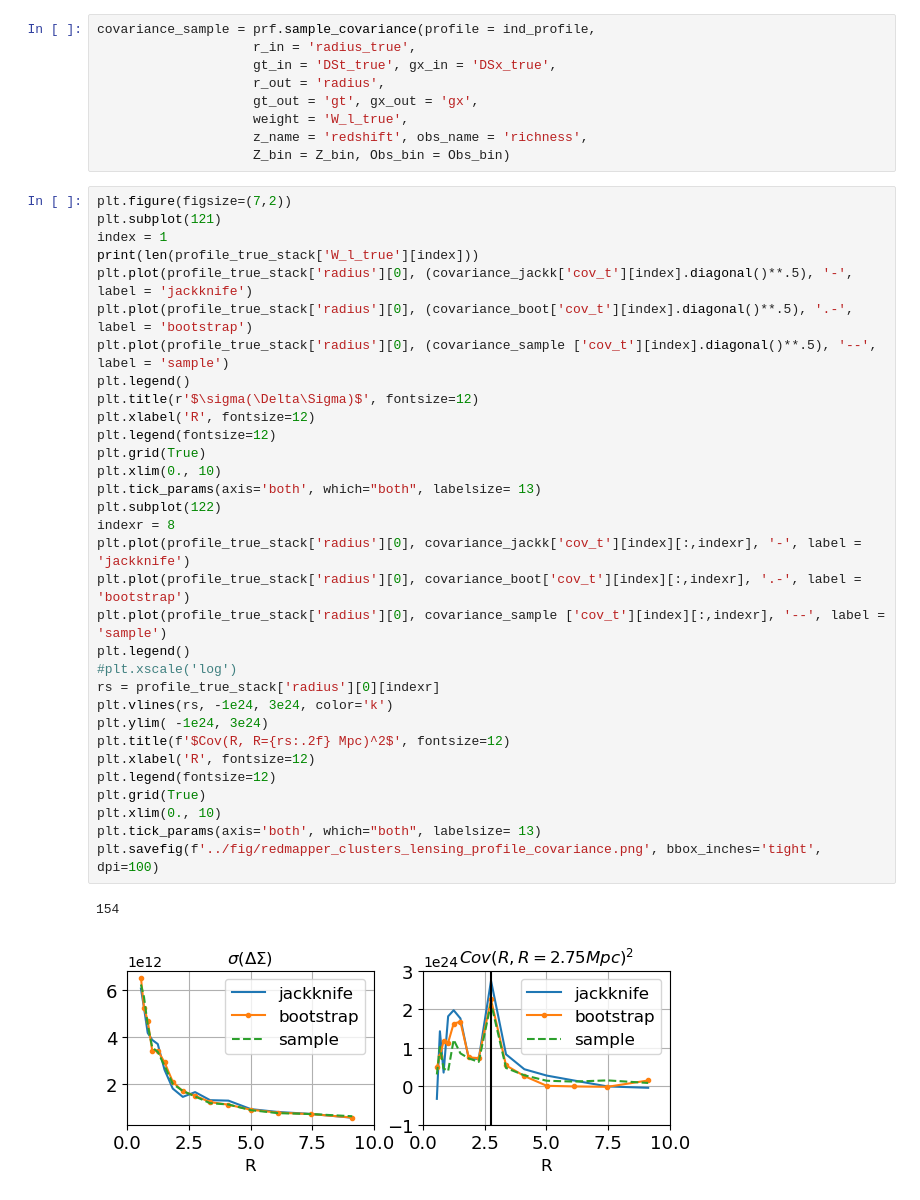
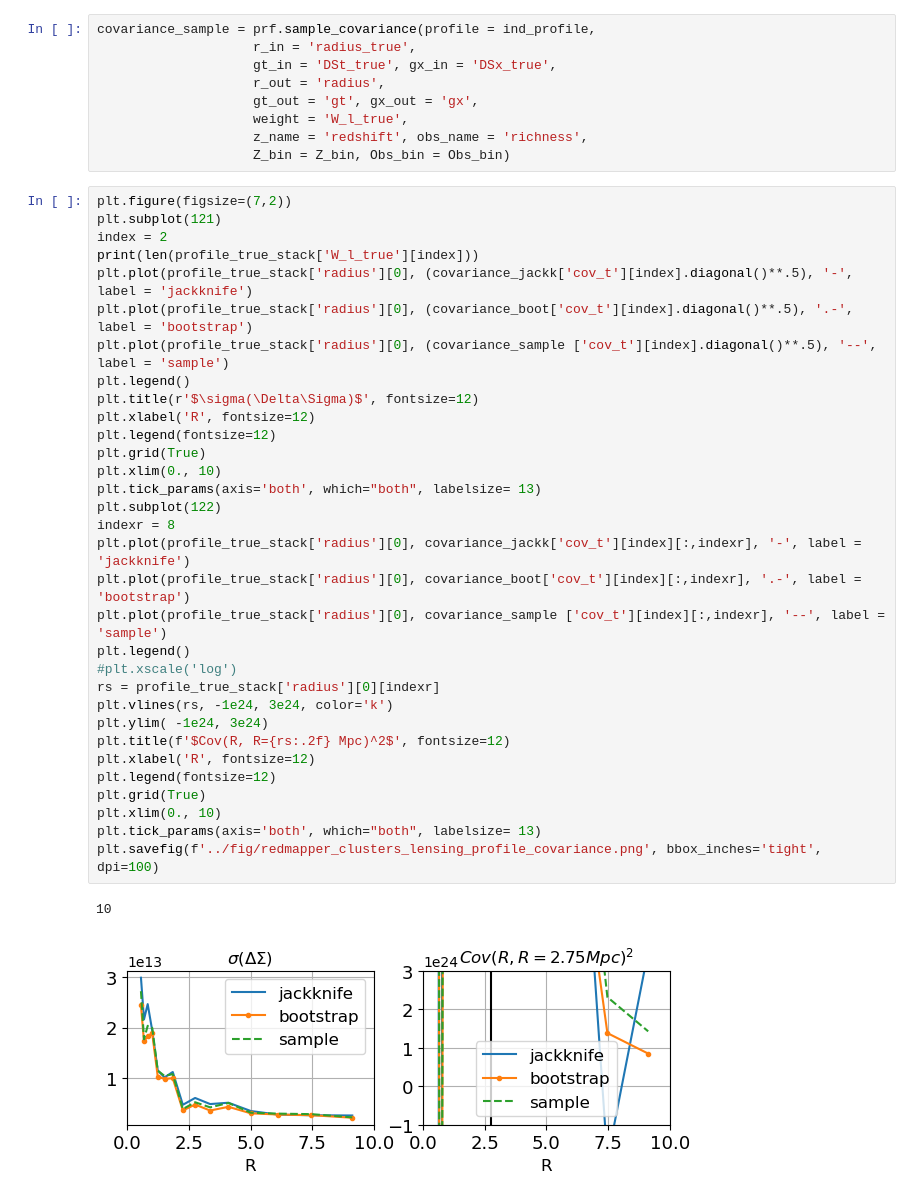
Before and after one commit to LSSTDESC/CLCosmo_Sim, a Jupyter notebook: lensing_profile_measurement/covariance_lensing_profiles.ipynb, the cells around one changed output. Saved outputs shown, nothing was run; the diff lists cells and outputs as text.

```diff
--- a/lensing_profile_measurement/covariance_lensing_profiles.ipynb
+++ b/lensing_profile_measurement/covariance_lensing_profiles.ipynb
@@ -73,38 +70,38 @@ covariance_sample = prf.sample_covariance(profile = ind_profile,
 # %%
 plt.figure(figsize=(7,2))
 plt.subplot(121)
-index = 1
+index = 2
 print(len(profile_true_stack['W_l_true'][index]))
 plt.plot(profile_true_stack['radius'][0], (covariance_jackk['cov_t'][index].diagonal()**.5), '-', label = 'jackknife')
 plt.plot(profile_true_stack['radius'][0], (covariance_boot['cov_t'][index].diagonal()**.5), '.-', label = 'bootstrap')
 plt.plot(profile_true_stack['radius'][0], (covariance_sample ['cov_t'][index].diagonal()**.5), '--', label = 'sample')
 plt.legend()
 plt.title(r'$\sigma(\Delta\Sigma)$', fontsize=12)
 plt.xlabel('R', fontsize=12)
 plt.legend(fontsize=12)
 plt.grid(True)
 plt.xlim(0., 10)
 plt.tick_params(axis='both', which="both", labelsize= 13)
 plt.subplot(122)
 indexr = 8
 plt.plot(profile_true_stack['radius'][0], covariance_jackk['cov_t'][index][:,indexr], '-', label = 'jackknife')
 plt.plot(profile_true_stack['radius'][0], covariance_boot['cov_t'][index][:,indexr], '.-', label = 'bootstrap')
 plt.plot(profile_true_stack['radius'][0], covariance_sample ['cov_t'][index][:,indexr], '--', label = 'sample')
 plt.legend()
 #plt.xscale('log')
 rs = profile_true_stack['radius'][0][indexr]
 plt.vlines(rs, -1e24, 3e24, color='k')
 plt.ylim( -1e24, 3e24)
 plt.title(f'$Cov(R, R={rs:.2f} Mpc)^2$', fontsize=12)
 plt.xlabel('R', fontsize=12)
 plt.legend(fontsize=12)
 plt.grid(True)
 plt.xlim(0., 10)
 plt.tick_params(axis='both', which="both", labelsize= 13)
 plt.savefig(f'../fig/redmapper_clusters_lensing_profile_covariance.png', bbox_inches='tight', dpi=100)
 # %% [output]
-154
+10
-[figure, old version]
+[figure, new version]
 # %%
 plt.figure(figsize=(13,3))
 plt.subplot(131)
```
Also changed, not shown: parts of 2 cells of this notebook, 2 other files.
